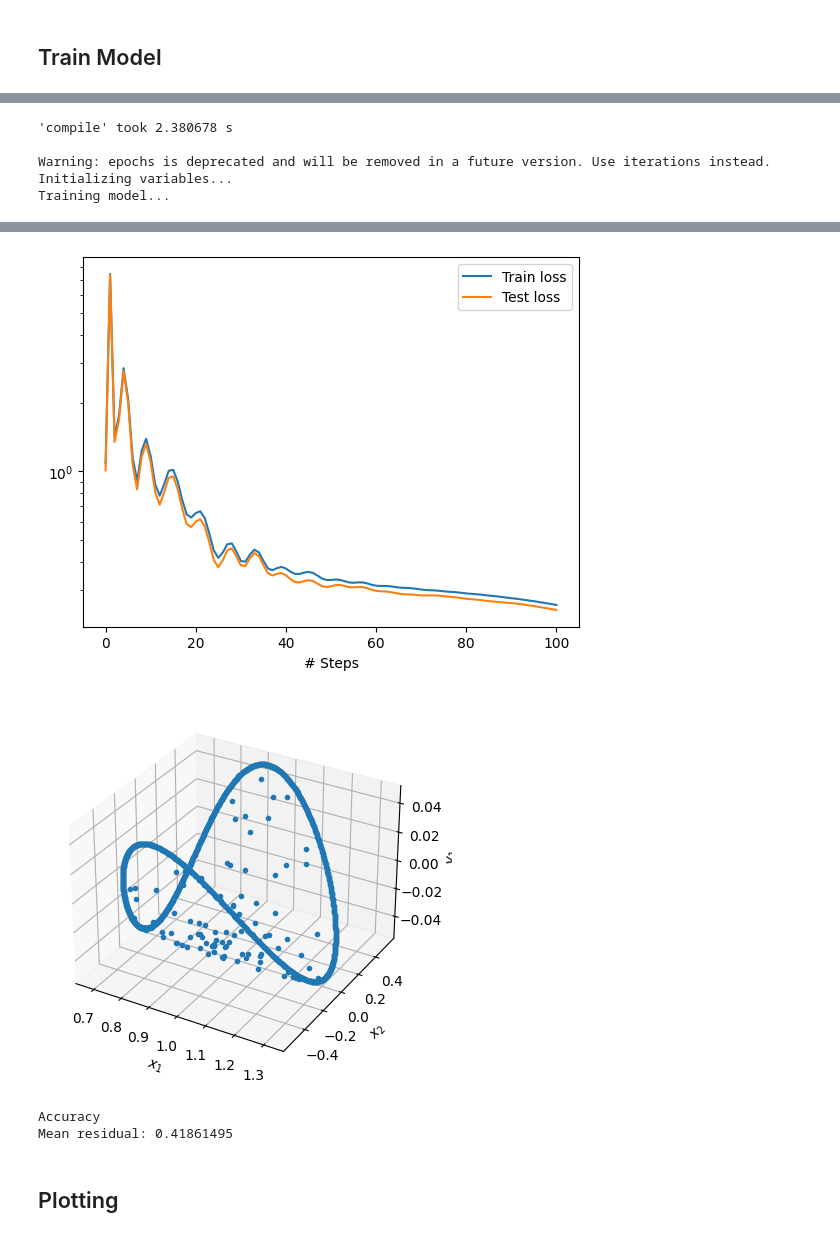
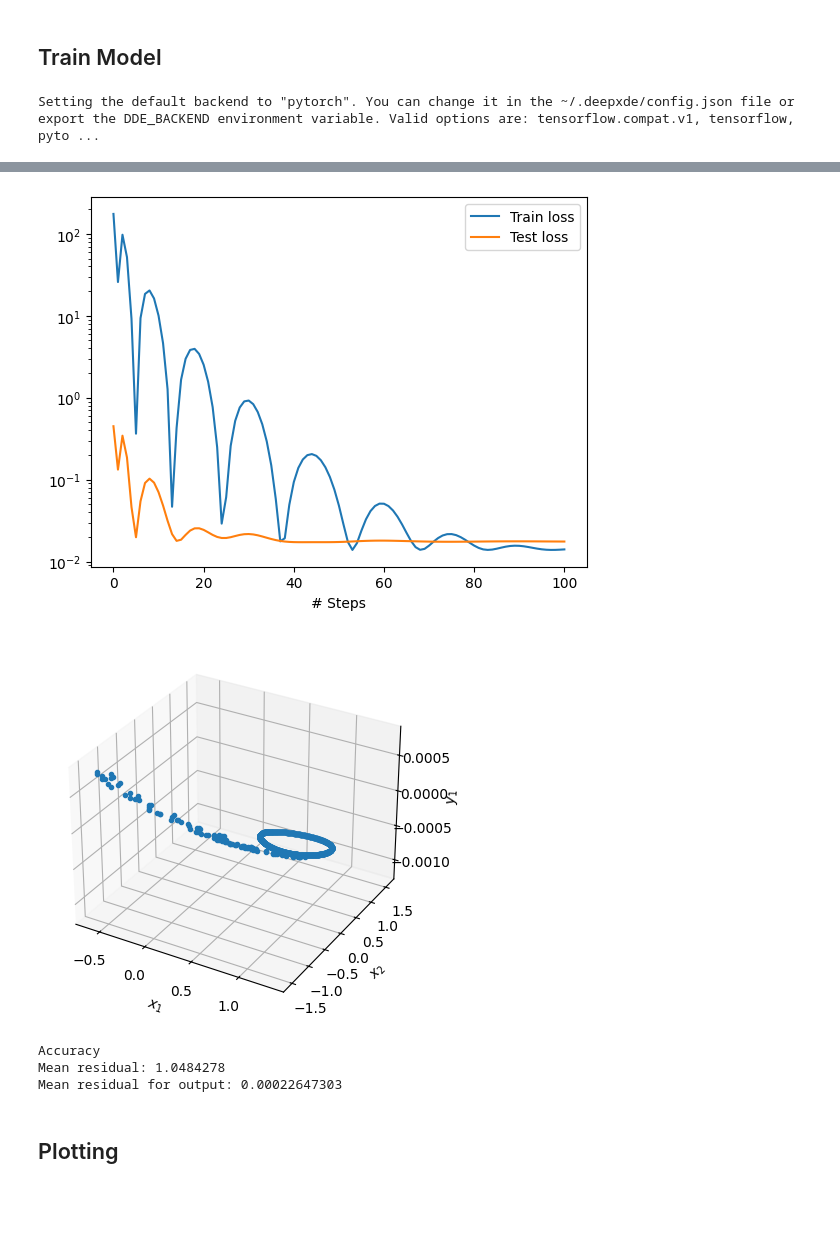
Before and after one commit to akaptano/deepxde_copy, a Jupyter notebook: gs-2d-surrogate/general_solovev_equil_visual.ipynb, the cells around one changed output, grey strips where cells are left out. Saved outputs shown, nothing was run; the diff lists cells and outputs as text; code cells hidden in the pictures; blank space fills up the shorter version.

```diff
--- a/gs-2d-surrogate/general_solovev_equil_visual.ipynb
+++ b/gs-2d-surrogate/general_solovev_equil_visual.ipynb
@@ -1,6 +1,7 @@
 # %% [markdown]
 ## Modified Slim
 # %%
+
 from __future__ import absolute_import
 from __future__ import division
 from __future__ import print_function
@@ -11,6 +12,8 @@ import os
 import deepxde as dde
 from utils.gs_solovev_sol import GS_Linear
 
+from deepxde.backend import set_default_backend
+set_default_backend("pytorch")
 
 ######################
 # ITER Configuration #
@@ -19,6 +22,10 @@ A = -0.155
 eps = 0.32
 kappa = 1.7
 delta = 0.33
+# A = -0.155
+# eps = 0.2
+# kappa = 1.7
+# delta = 0.5
 
 N1 = - (1 + np.arcsin(delta)) ** 2 / (eps * kappa ** 2)
 N2 = (1 - np.arcsin(delta)) ** 2 / (eps * kappa ** 2)
@@ -35,6 +42,7 @@ def gen_traindata(num):
     center, eps, kappa, delta = np.array([[0.0,0.0]]), eps, kappa, delta
     tau = np.linspace(0, 2 * np.pi, N)
     # Define boundary of ellipse
+    # these are the R and Z in equantion (8) in paper
     x_ellipse = np.asarray([1 + eps * np.cos(tau + np.arcsin(delta) * np.sin(tau)),
                     eps * kappa * np.sin(tau)]).T
     xvals = x_ellipse
@@ -43,6 +51,7 @@ def gen_traindata(num):
 
 
 def pde_solovev(x, u):
+    # computes the residual of the Grad-Shafranov equation
     psi = u[:, 0:1]
     psi_r = dde.grad.jacobian(psi, x, i=0, j=0)
     psi_rr = dde.grad.hessian(psi, x, i=0, j=0)
@@ -66,9 +75,10 @@ def boundary_inner(x, on_boundary):
 def boundary_high(x, on_boundary):
     return on_boundary and np.isclose([x[0], x[1]], [1 - delta * eps, kappa * eps]).all()
 
-spatial_domain = dde.geometry.Ellipse(eps, kappa, delta)
+# changed center to (0,0)
+spatial_domain = dde.geometry.Ellipse(np.array([0.0,0.0]), eps, kappa, delta)
 
-x,u = gen_traindata(1001)
+x,u = gen_traindata(1001)   #  red dots in the boundary
 
 n_test = 100
 
@@ -90,12 +100,13 @@ data = dde.data.PDE(
     spatial_domain,
     pde_solovev,
     [bc135],
-    num_domain=1024,
+    num_domain=1024,        # blue dots in paper
     num_boundary=0,
     num_test=n_test,
     train_distribution="LHS"
 )
 
+
 # net = dde.maps.FNN([2] + 4 * [40] + [1], "tanh", "Glorot normal")
 
 # model = dde.Model(data, net)
@@ -120,14 +125,21 @@ Text(0, 0.5, '$u(r,z=0)$')
 [figure]
 # %% [markdown]
 ## Train Model
+# %%
+dde.backend.set_default_backend("pytorch")
+# %% [output]
+Setting the default backend to "pytorch". You can change it in the ~/.deepxde/config.json file or export the DDE_BACKEND environment variable. Valid options are: tensorflow.compat.v1, tensorflow, pyto ...
 # %%
-DATE = "02272023"
+import torch
+import time
+torch.set_default_tensor_type(torch.FloatTensor)
+DATE = time.strftime("%m%d%Y")
 CONFIG = "ITER"
-LR = 2e-2
+LR = 2e-3   # 2e-2
 DROPOUT = 0.1
-DEPTH = 3
-BREADTH = 20
-LOSSRATIO = 100
+DEPTH = 6  # 3
+BREADTH = 64  # 20
+LOSSRATIO = 200  # 100  # this is lamda1 in the paper
 run = f"02_{LOSSRATIO}Adam_BFGS"
 AF = "swish"
 RUN_NAME = f"network_sweep_{DATE}_depth0{DEPTH}_breadth{BREADTH}_{AF}_lr{LR}-varying-short_lw1-10_{run}"
@@ -142,10 +154,14 @@ if not isExist:
 
 net = dde.maps.FNN(
     [2] + DEPTH * [BREADTH] + [1], AF, "Glorot normal",
-    #dropout_rate=DROPOUT
+    # dropout_rate=DROPOUT         # AttributeError: `dropout` is not available with Keras 3.
 )
 
+data.train_x_bc = data.train_x_bc.astype(np.float32)
+data.train_x = data.train_x.astype(np.float32)
+
 model = dde.Model(data, net)
+
 decay_rate = 1.0
 for i in range(1):
   # Compile, train and save model
@@ -176,13 +192,14 @@ x, y = np.meshgrid(
     np.linspace(innerPoint, outerPoint, nx),
     np.linspace(lowPoint, highPoint, ny),
 )
-X = np.vstack((np.ravel(x), np.ravel(y))).T
-output = model.predict(X)
-GS = model.predict(X, operator=pde_solovev)
+X = np.vstack((np.ravel(x), np.ravel(y))).T.astype(np.float64)  # astype(np.float32)
+output = model.predict(X)   # is the magnetic flux function psi
+GS = model.predict(X, operator=pde_solovev)  # is the residual of the Grad-Shafranov equation
 residual_psi = np.mean(np.absolute(GS))
 
 print("Accuracy")
 print("Mean residual:", residual_psi)
+print("Mean residual for output:", np.mean(np.absolute(output)))
 # %% [output]
 Compiling model...
 Building feed-forward neural network...
@@ -192,5 +220,0 @@ To enable them in other operations, rebuild TensorFlow with the appropriate comp
-'compile' took 2.380678 s
-
-Warning: epochs is deprecated and will be removed in a future version. Use iterations instead.
-Initializing variables...
-Training model...
@@ -215,7 +221,8 @@ Saving test data to ./cefron/ITER/runs/network_sweep_02272023_depth03_breadth20_
-[figure, old version]
+[figure, new version]
-[figure, old version]
+[figure, new version]
-Accuracy
-Mean residual: 0.41861495
+Accuracy
+Mean residual: 1.0484278
+Mean residual for output: 0.00022647303
 # %% [markdown]
 ## Plotting
 # %% [markdown]
```
Also changed, not shown: parts of 6 cells of this notebook, 17 other files.
